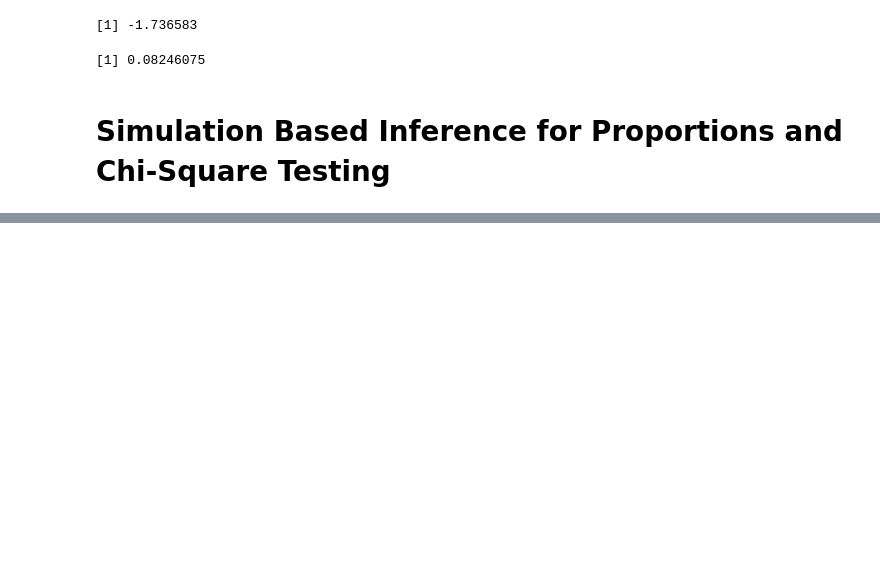
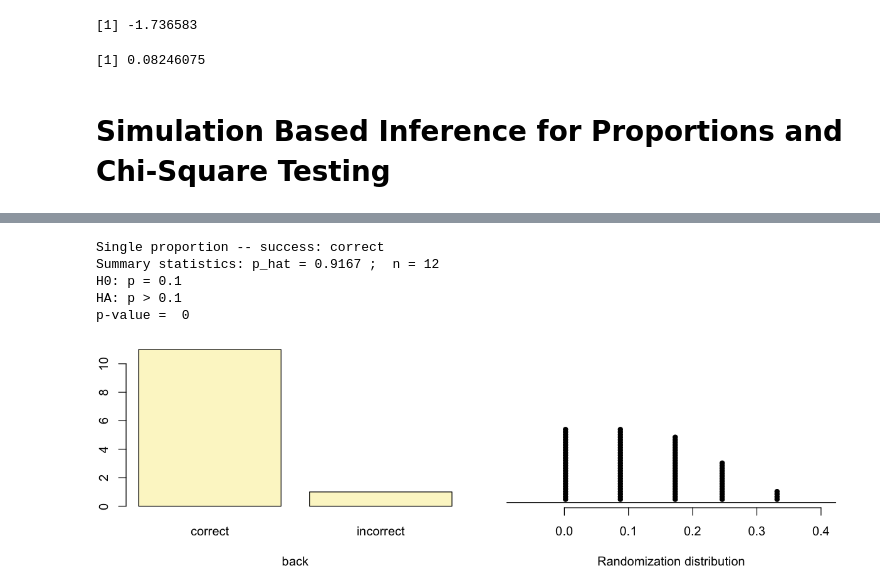
Before and after one commit to Himanshiyaduvanshi/coursera-statistics-r, a Jupyter notebook: notes/2.4.ipynb, the cells around one changed output, grey strips where cells are left out. Saved outputs shown, nothing was run; the diff lists cells and outputs as text; code cells hidden in the pictures; blank space fills up the shorter version.

```diff
--- a/notes/2.4.ipynb
+++ b/notes/2.4.ipynb
@@ -336,0 +385,38 @@ conditions = n_male * p_pool >= 10 &
+# %%
+# H0: p = 0.1
+# HA: p > 0.1
+
+# 1. Use a *10-sided* fair die to represent the sampling
+# space, and call 1 a success, and all other outcomes
+# failures.
+
+# 2. Roll the die *12* times (each representing one of *12*
+# people in the experiment), count the number rolls that resulted
+# in *ones*, and calculate the proportion of correct guess in one
+# simulation of *12* rolls.
+
+# 3. Repeat step (2) 100 times, each time recording the proportion
+# of simulated successes in a series of *12* rolls of the die.
+
+# 4. Creat a dot plot of the *simulated* proportions from
+# step (3) and count the number of simulations where the proportion
+# is *11/12 or greater* (the *observed* proportion).
+
+back = factor(
+    c(rep("correct", 11), rep("incorrect", 1)),
+    levels = c("correct", "incorrect")
+)
+inference(
+    back, est = 'proportion', type = 'ht',
+    success = 'correct', method = 'simulation',
+    null = 0.1, alternative = 'greater', nsim = 100
+)
+
+# p_value = P(p_hat >= 0.9167 | p = 0.10)
+# %% [output]
+Single proportion -- success: correct
+Summary statistics: p_hat = 0.9167 ;  n = 12
+H0: p = 0.1
+HA: p > 0.1
+p-value =  0
+[figure, added]
```
Also changed, not shown: parts of 21 cells of this notebook.
